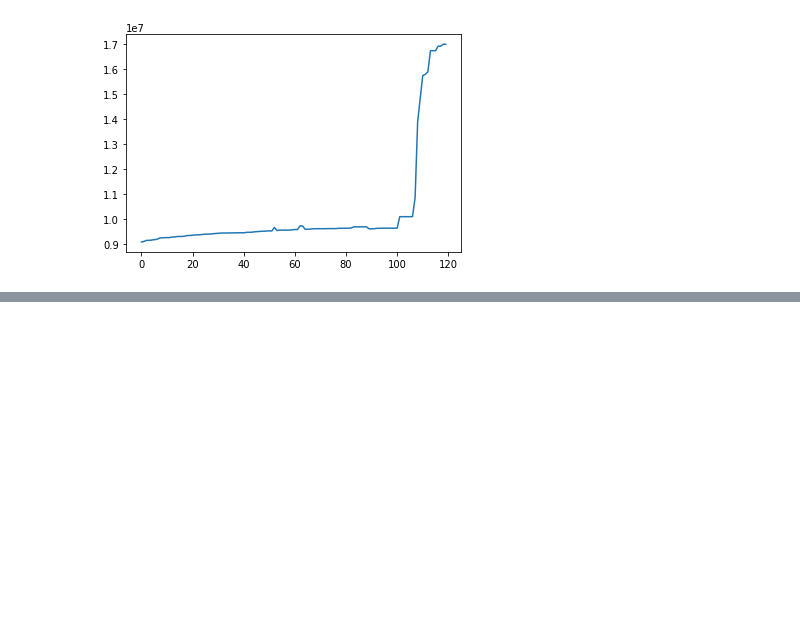
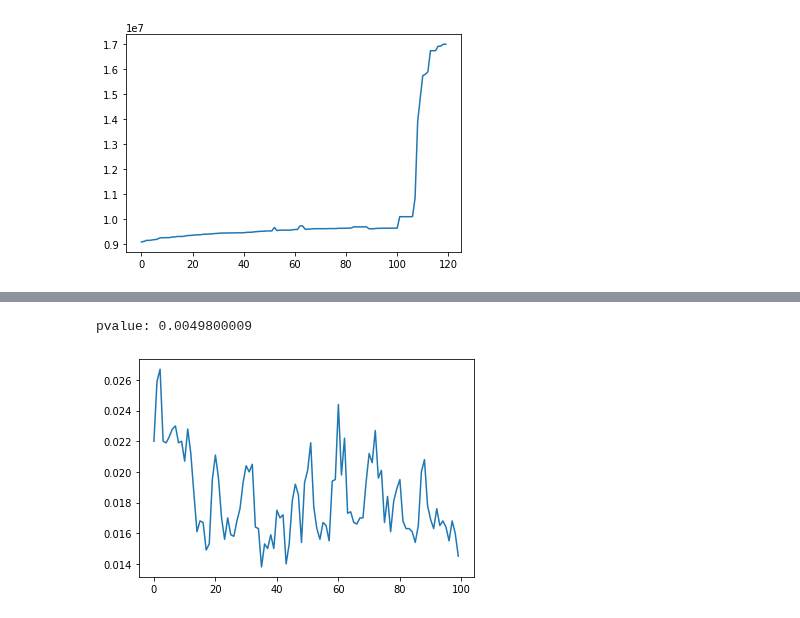
Before and after one commit to ai4sre/meltria-analyzer, a Jupyter notebook: notebooks/verify_adf_test.ipynb, the cells around one changed output, grey strips where cells are left out. Drawn from its saved outputs; the diff is of its cells as text; code cells hidden in the pictures; blank space fills up the shorter version.

```diff
--- a/notebooks/verify_adf_test.ipynb
+++ b/notebooks/verify_adf_test.ipynb
@@ -378,0 +438,7 @@ array([ 9084928.,  9105408.,  9146368.,  9146368.,  9158656.,  9175040.,
+# %%
+plt.plot(misdetected_series2[:-20])
+pvalue: float = adfuller(x=misdetected_series2[:-20], regression='ct', maxlag=1, autolag=None)[1]
+print(f"pvalue: {pvalue:.10f}")
+# %% [output]
+pvalue: 0.0049800009
+[figure, added]
```
Also changed, not shown: parts of 8 cells of this notebook.
